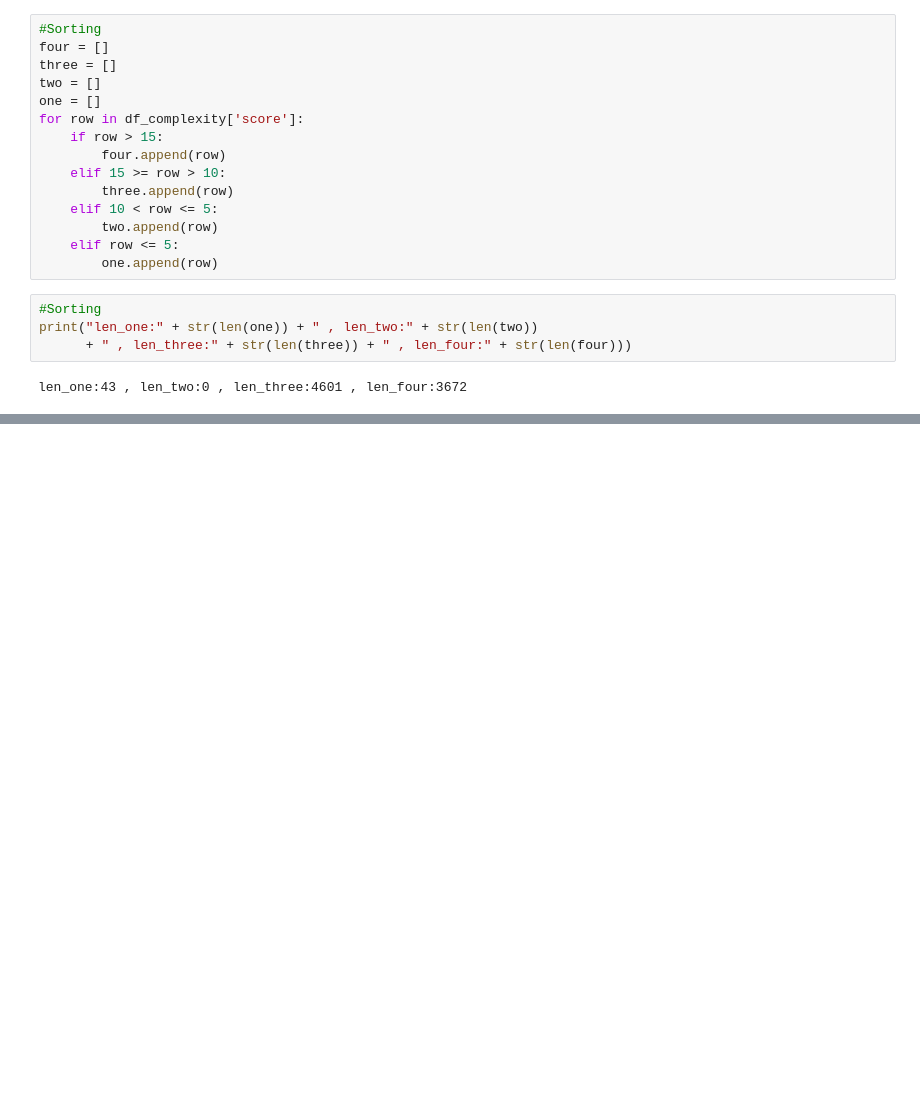
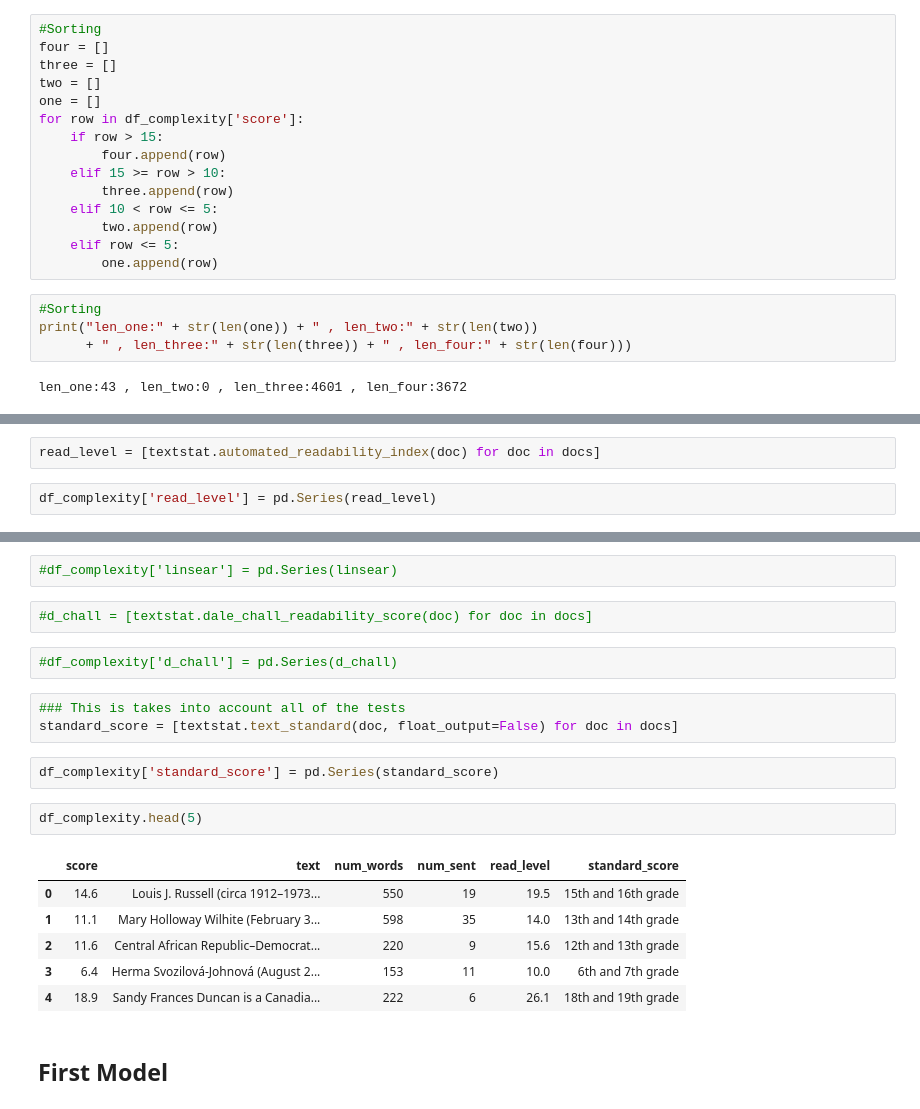
Before and after one commit to sherzyang/learning-discovery-tool, a Jupyter notebook: wikipedia_cosine_distance.ipynb, the cells around one changed output, grey strips where cells are left out. Cells and saved outputs as stored; diff of their text form; blank space fills up the shorter version.

```diff
--- a/wikipedia_cosine_distance.ipynb
+++ b/wikipedia_cosine_distance.ipynb
@@ -162,0 +280,4 @@ len_one:43 , len_two:0 , len_three:4601 , len_four:3672
+# %%
+read_level = [textstat.automated_readability_index(doc) for doc in docs]
+# %%
+df_complexity['read_level'] = pd.Series(read_level)
@@ -162,0 +290,22 @@ len_one:43 , len_two:0 , len_three:4601 , len_four:3672
+# %%
+#df_complexity['linsear'] = pd.Series(linsear)
+# %%
+#d_chall = [textstat.dale_chall_readability_score(doc) for doc in docs]
+# %%
+#df_complexity['d_chall'] = pd.Series(d_chall)
+# %%
+### This is takes into account all of the tests
+standard_score = [textstat.text_standard(doc, float_output=False) for doc in docs]
+# %%
+df_complexity['standard_score'] = pd.Series(standard_score)
+# %%
+df_complexity.head(5)
+# %% [output]
+|  | score | text | num_words | num_sent | read_level | standard_score |
+| 0 | 14.6 | Louis J. Russell (circa 1912–1973... | 550 | 19 | 19.5 | 15th and 16th grade |
+| 1 | 11.1 | Mary Holloway Wilhite (February 3... | 598 | 35 | 14.0 | 13th and 14th grade |
+| 2 | 11.6 | Central African Republic–Democrat... | 220 | 9 | 15.6 | 12th and 13th grade |
+| 3 | 6.4 | Herma Svozilová-Johnová (August 2... | 153 | 11 | 10.0 | 6th and 7th grade |
+| 4 | 18.9 | Sandy Frances Duncan is a Canadia... | 222 | 6 | 26.1 | 18th and 19th grade |
+# %% [markdown]
+## First Model
```
Also changed, not shown: parts of 33 cells of this notebook.
